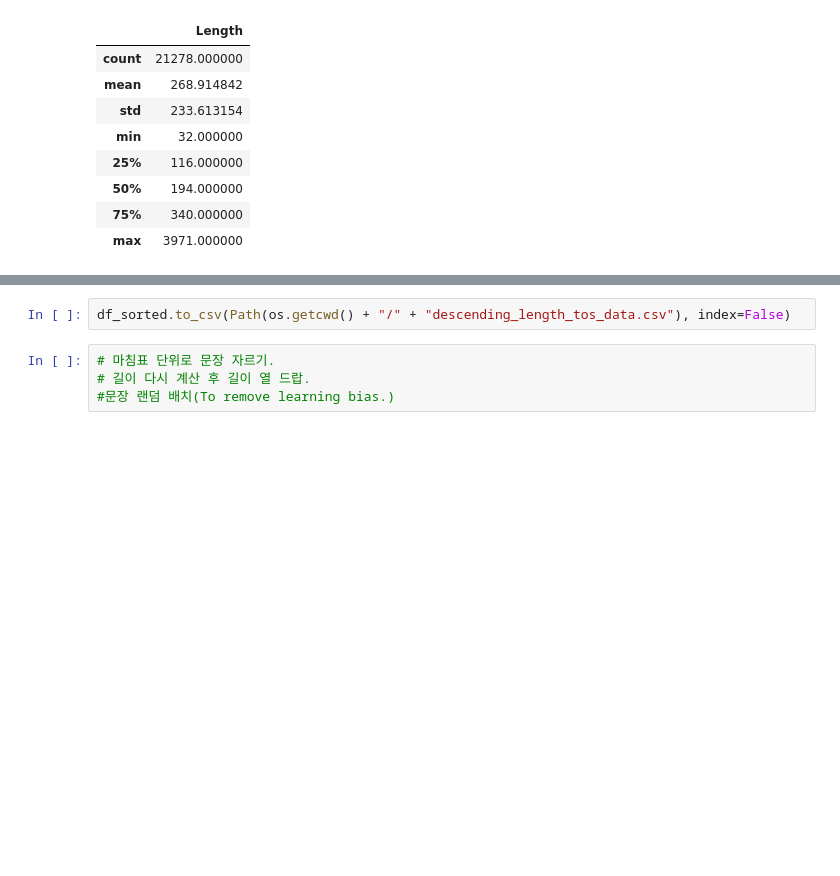
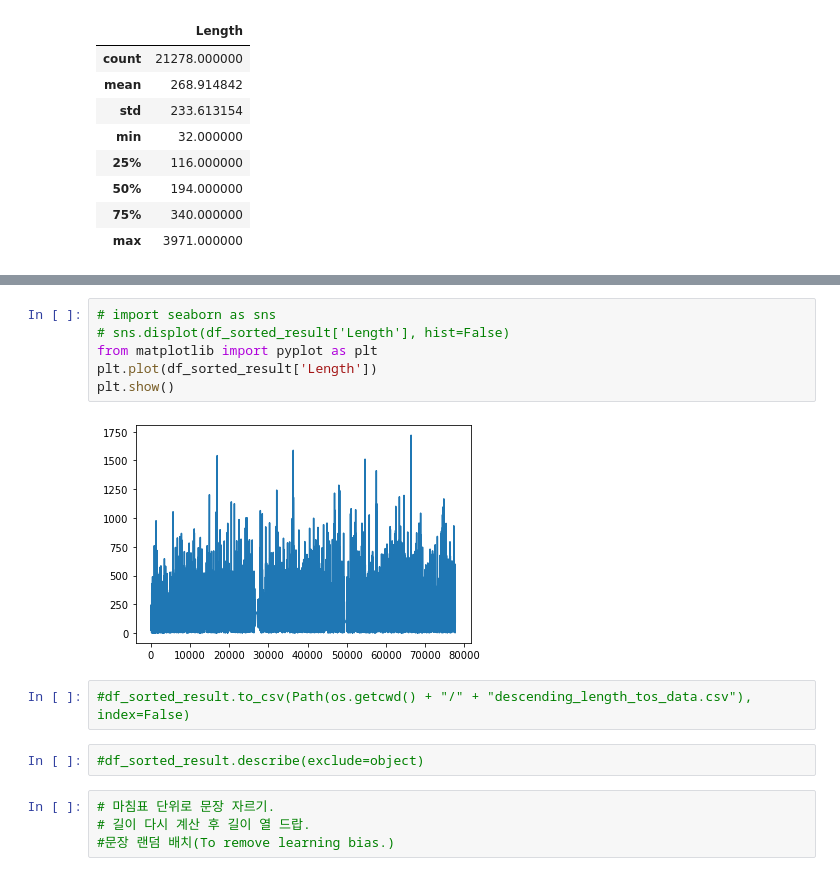
Before and after one commit to JLGGG/ToS-crawler, a Jupyter notebook: clear_sentence.ipynb, the cells around one changed output, grey strips where cells are left out. Cells and saved outputs as stored; diff of their text form; blank space fills up the shorter version.

```diff
--- a/clear_sentence.ipynb
+++ b/clear_sentence.ipynb
@@ -142,5 +134,15 @@ df_sorted
+# %%
+# import seaborn as sns
+# sns.displot(df_sorted_result['Length'], hist=False)
+from matplotlib import pyplot as plt
+plt.plot(df_sorted_result['Length'])
+plt.show()
+# %% [output]
+[figure, added]
 # %%
-df_sorted.to_csv(Path(os.getcwd() + "/" + "descending_length_tos_data.csv"), index=False)
+#df_sorted_result.to_csv(Path(os.getcwd() + "/" + "descending_length_tos_data.csv"), index=False)
+# %%
+#df_sorted_result.describe(exclude=object)
 # %%
 # 마침표 단위로 문장 자르기.
 # 길이 다시 계산 후 길이 열 드랍.
```
Also changed, not shown: parts of 6 cells of this notebook.
